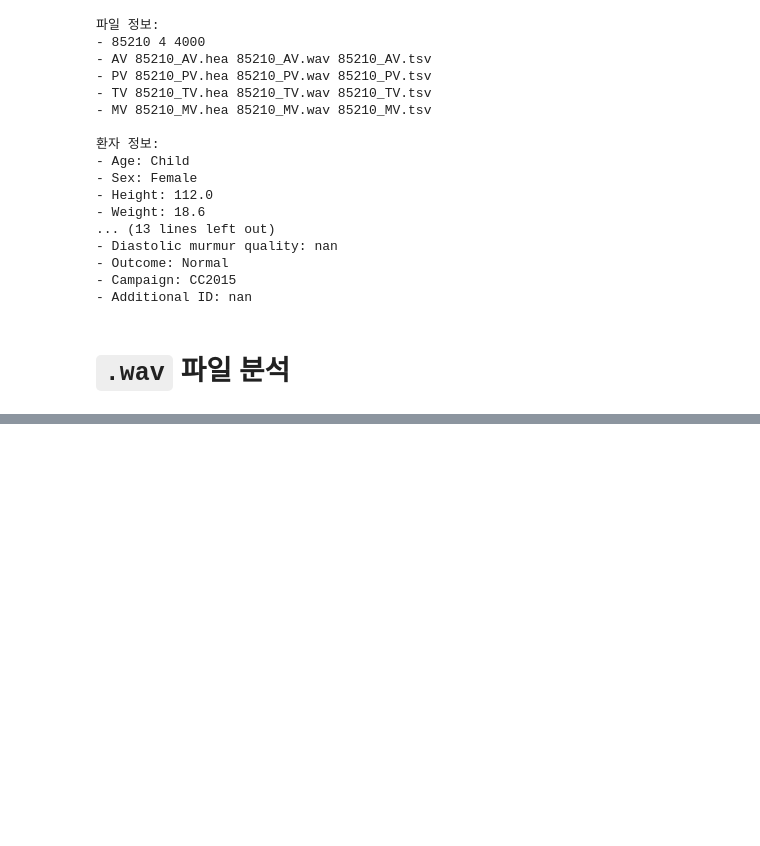
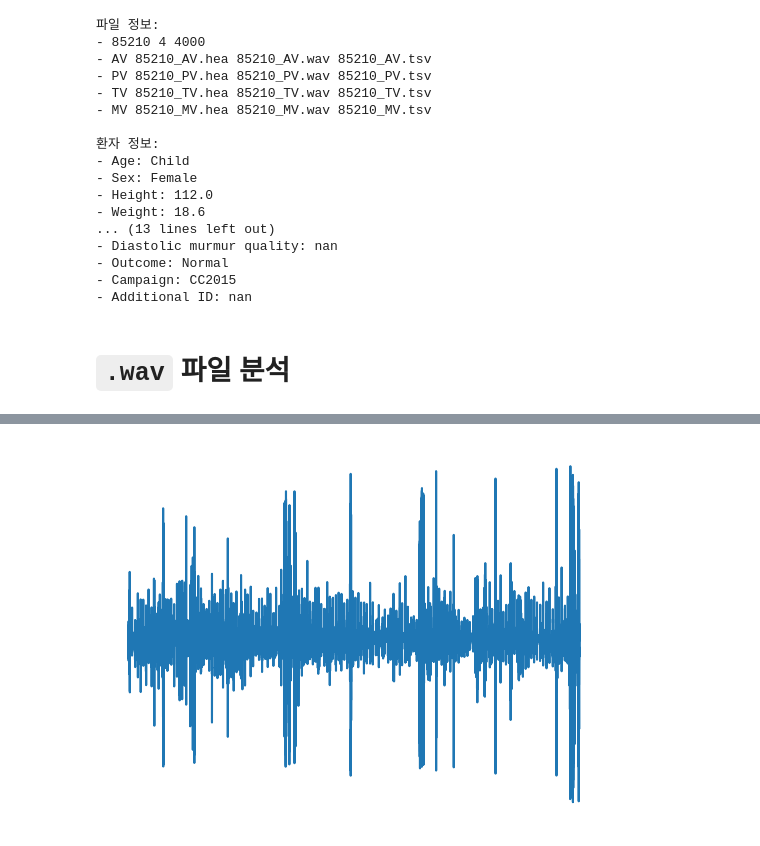
Before and after one commit to leedh/HeartSignal, a Jupyter notebook: eda/eda.ipynb, the cells around one changed output, grey strips where cells are left out. Cells and saved outputs as stored; diff of their text form; code cells hidden in the pictures; blank space fills up the shorter version.

```diff
--- a/eda/eda.ipynb
+++ b/eda/eda.ipynb
@@ -335,0 +346,13 @@ print_audio_info(full_paths_wav[0])
+# %%
+idx=12
+wavfile = full_paths_wav[idx]
+print(wavfile)
+waveform, sr = librosa.load(wavfile)
+ipd.display(ipd.Audio(waveform, rate=sr))
+
+# 저장할 음성 데이터
+original_data = waveform # 예시로 원본 오디오 데이터를 그대로 사용합니다.
+# 저장할 파일 경로 및 파일명
+output_file = 'original_audio.wav'
+
+sf.write(output_file, original_data, sr)
@@ -335,0 +362,6 @@ print_audio_info(full_paths_wav[0])
+# %%
+plt.plot(waveform)
+plt.axis('off')
+plt.savefig('waveform.png')
+# %% [output]
+[figure, added]
```
Also changed, not shown: parts of 7 cells of this notebook, 7 other files.
